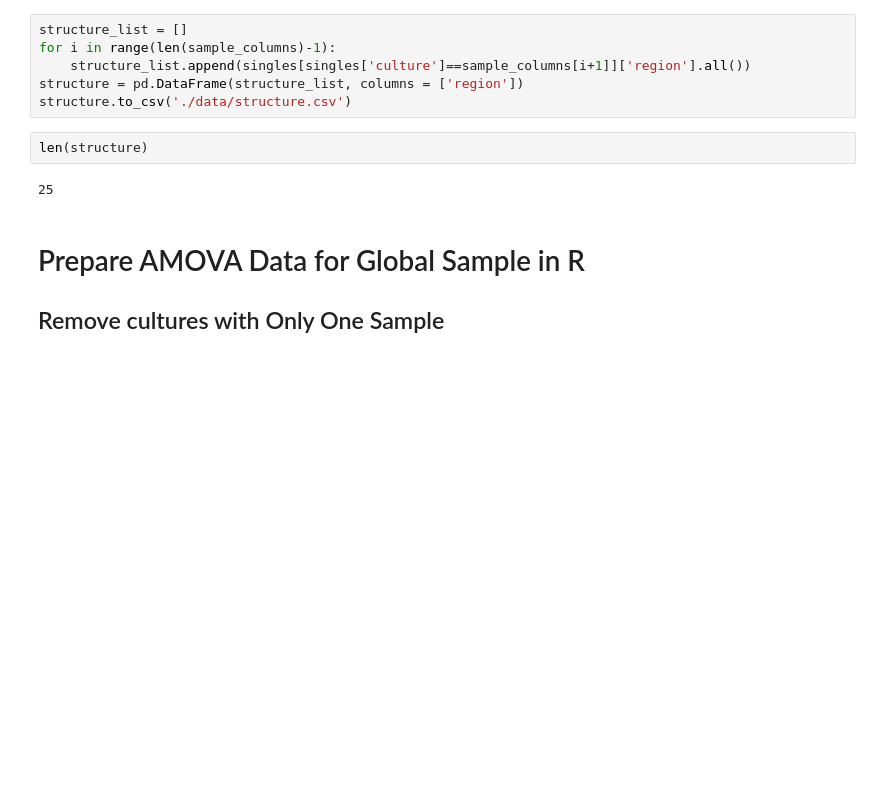
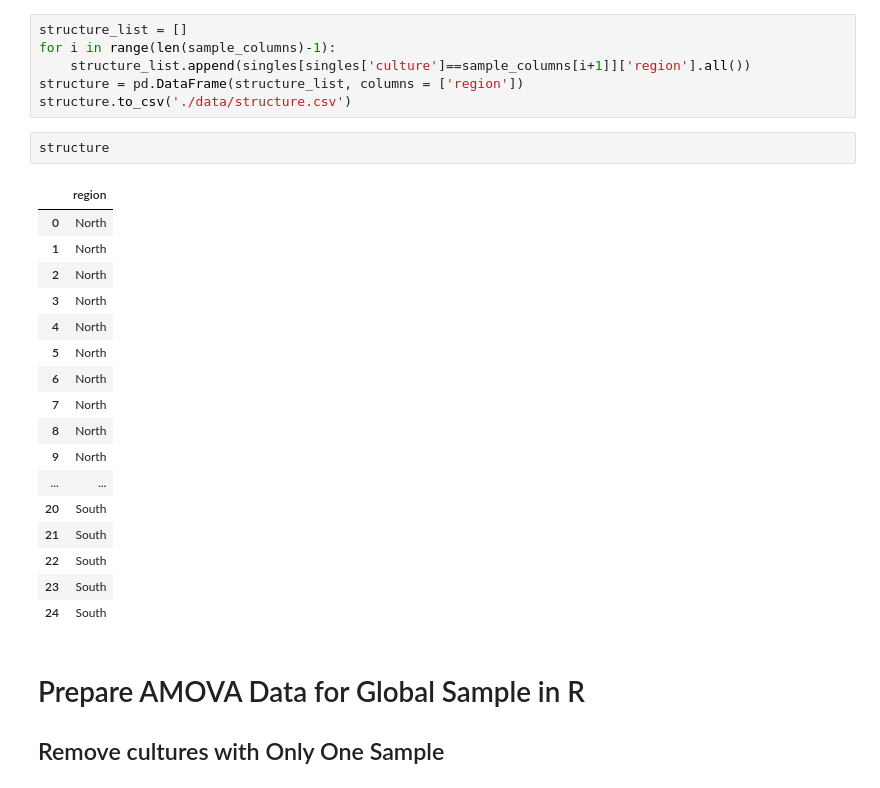
Before and after one commit to comp-music-lab/sfc-journal-2020, a Jupyter notebook: Indian Music Analysis.ipynb, the cells around one changed output. Cells and saved outputs as stored; diff of their text form; blank space fills up the shorter version.

```diff
--- a/Indian Music Analysis.ipynb
+++ b/Indian Music Analysis.ipynb
@@ -409,10 +413,26 @@ for i in range(len(sample_columns)-1):
     structure_list.append(singles[singles['culture']==sample_columns[i+1]]['region'].all())
 structure = pd.DataFrame(structure_list, columns = ['region'])
 structure.to_csv('./data/structure.csv')
-# %%
-len(structure)
-# %% [output]
-25
+# %%
+structure
+# %% [output]
+|  | region |
+| 0 | North |
+| 1 | North |
+| 2 | North |
+| 3 | North |
+| 4 | North |
+| 5 | North |
+| 6 | North |
+| 7 | North |
+| 8 | North |
+| 9 | North |
+| ... | ... |
+| 20 | South |
+| 21 | South |
+| 22 | South |
+| 23 | South |
+| 24 | South |
 # %% [markdown]
 # Prepare AMOVA Data for Global Sample in R
 ## Remove cultures with Only One Sample
```
Also changed, not shown: parts of 3 cells of this notebook, 2 other files.
